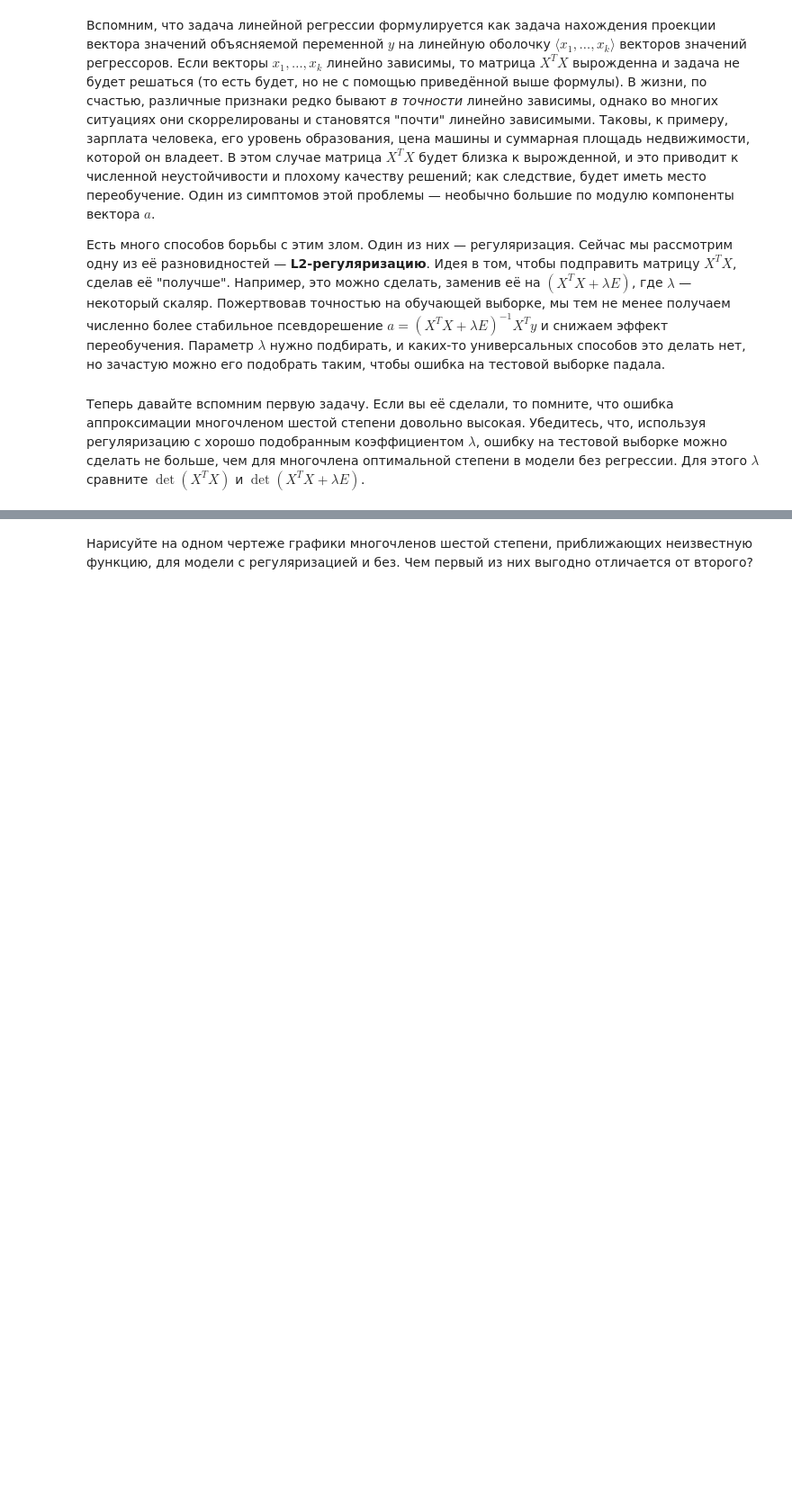
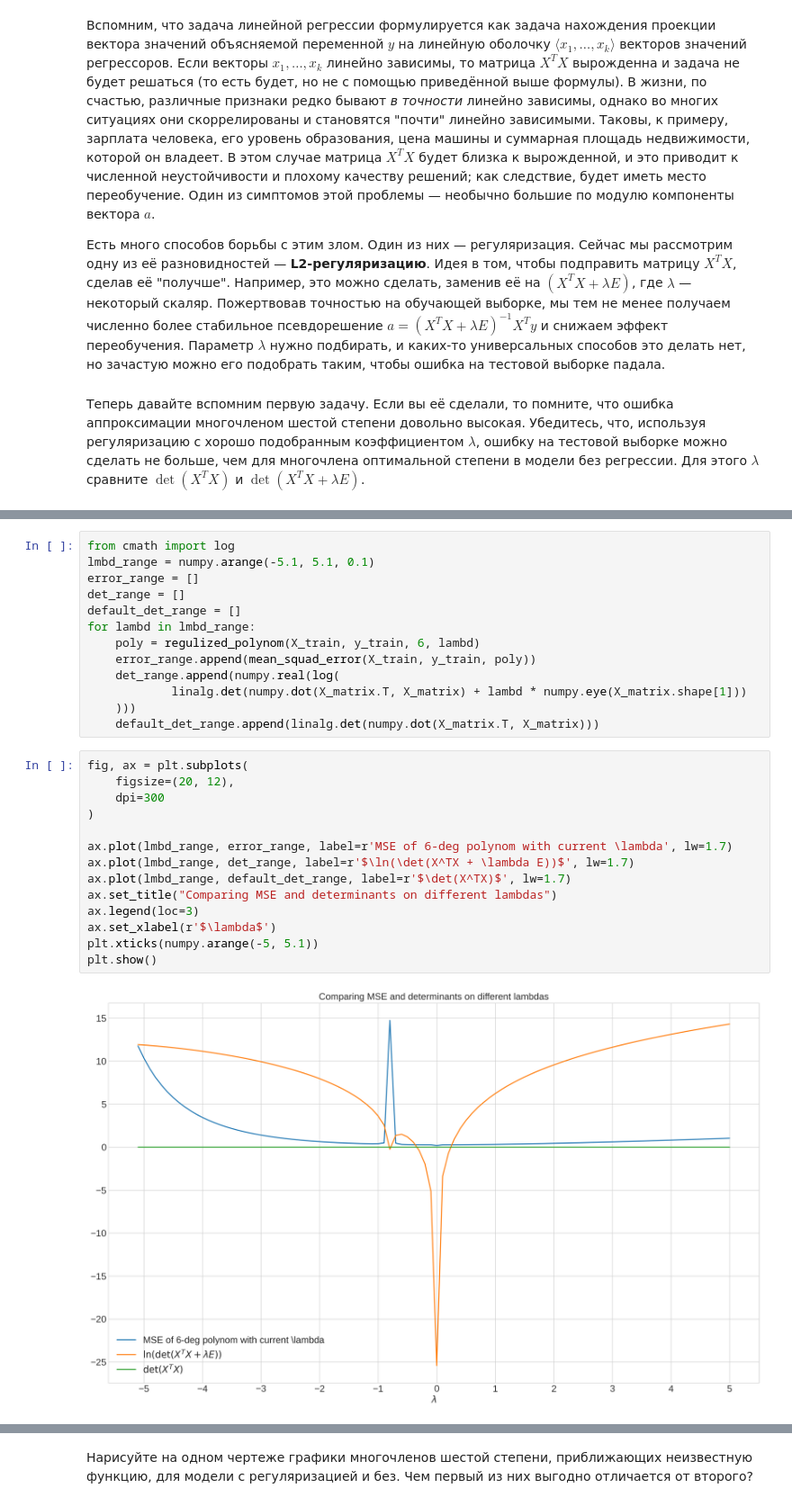
Before and after one commit to theborderliner/HSE_stuff, a Jupyter notebook: sem_linal/лаба-2/lin_reg.ipynb, the cells around one changed output, grey strips where cells are left out. Shown at 90% size. Drawn from its saved outputs; the diff is of its cells as text; blank space fills up the shorter version.

```diff
--- a/sem_linal/лаба-2/lin_reg.ipynb
+++ b/sem_linal/лаба-2/lin_reg.ipynb
@@ -456,0 +511,29 @@ beautiful_print(data, regression_coeffs)
+# %%
+from cmath import log
+lmbd_range = numpy.arange(-5.1, 5.1, 0.1)
+error_range = []
+det_range = []
+default_det_range = []
+for lambd in lmbd_range:
+    poly = regulized_polynom(X_train, y_train, 6, lambd)
+    error_range.append(mean_squad_error(X_train, y_train, poly))
+    det_range.append(numpy.real(log(
+            linalg.det(numpy.dot(X_matrix.T, X_matrix) + lambd * numpy.eye(X_matrix.shape[1]))
+    )))
+    default_det_range.append(linalg.det(numpy.dot(X_matrix.T, X_matrix)))
+# %%
+fig, ax = plt.subplots(
+    figsize=(20, 12),
+    dpi=300
+)
+
+ax.plot(lmbd_range, error_range, label=r'MSE of 6-deg polynom with current \lambda', lw=1.7)
+ax.plot(lmbd_range, det_range, label=r'$\ln(\det(X^TX + \lambda E))$', lw=1.7)
+ax.plot(lmbd_range, default_det_range, label=r'$\det(X^TX)$', lw=1.7)
+ax.set_title("Comparing MSE and determinants on different lambdas")
+ax.legend(loc=3)
+ax.set_xlabel(r'$\lambda$')
+plt.xticks(numpy.arange(-5, 5.1))
+plt.show()
+# %% [output]
+[figure, added]
```
Also changed, not shown: parts of 19 cells of this notebook.
